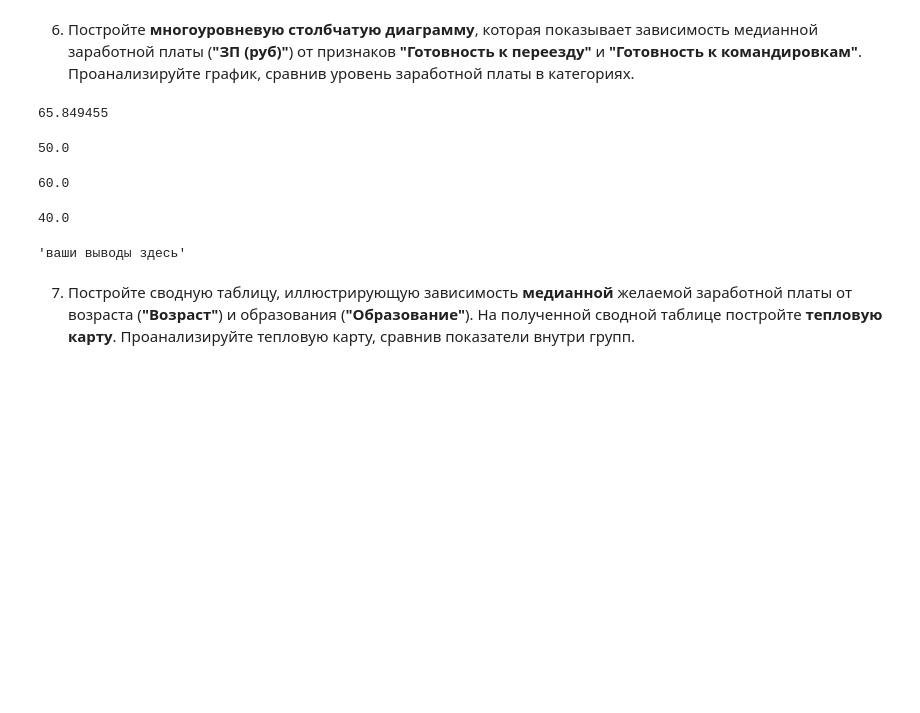
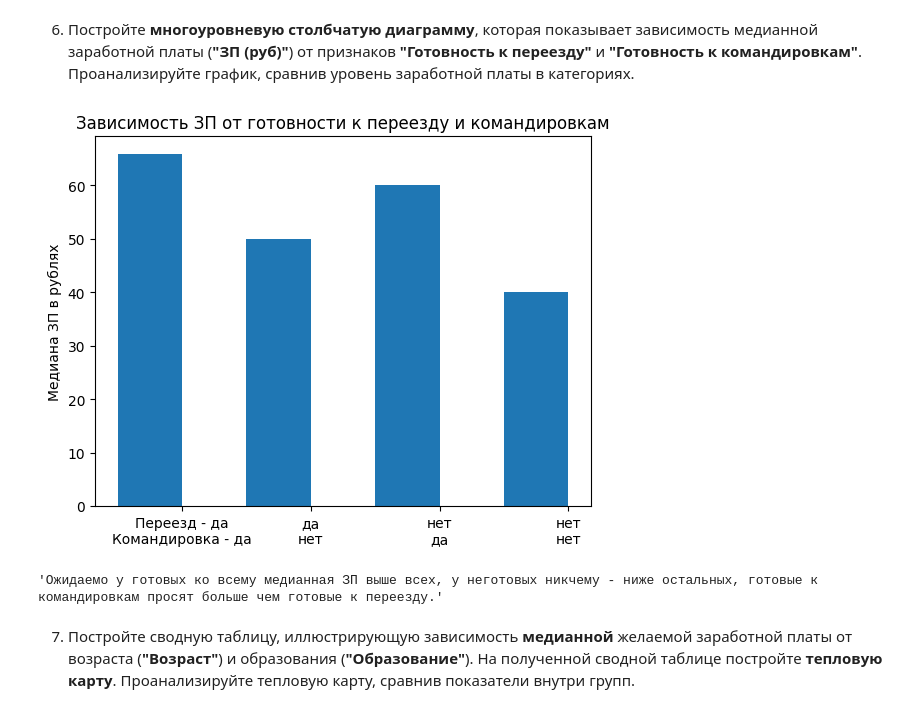
Before and after one commit to Dharmaviira/First_project_of_SF, a Jupyter notebook: Learning-DS-SF/PROJECT-1/Project-1._Ноутбук-шаблон.ipynb, the cells around one changed output. Cells and saved outputs as stored; diff of their text form; code cells hidden in the pictures; blank space fills up the shorter version.

```diff
--- a/Learning-DS-SF/PROJECT-1/Project-1._Ноутбук-шаблон.ipynb
+++ b/Learning-DS-SF/PROJECT-1/Project-1._Ноутбук-шаблон.ipynb
@@ -624,19 +624,3 @@ Text(0, 0.5, 'Ожидаемая ЗП')
 Признак города важен, так для Москвы характерны повышеные ожидания по ЗП у соискателей, тогда как в Питербурге они ниже, и ещё ниже в городах-миллионнниках. Присутсвуют также и аномалии в виде очень высоких запросов по ЗП в других городах.
 # %% [markdown]
 6. Постройте **многоуровневую столбчатую диаграмму**, которая показывает зависимость медианной заработной платы (**"ЗП (руб)"**) от признаков **"Готовность к переезду"** и **"Готовность к командировкам"**. Проанализируйте график, сравнив уровень заработной платы в категориях.
-# %%
-hh[(hh['Готовность к переезду'] == True) & (hh['Готовность к командировкам'] == True)]['ЗП в рублях'].median()
-# %% [output]
-65.849455
-# %%
-hh[(hh['Готовность к переезду'] == True) & (hh['Готовность к командировкам'] == False)]['ЗП в рублях'].median()
-# %% [output]
-50.0
-# %%
-hh[(hh['Готовность к переезду'] == False) & (hh['Готовность к командировкам'] == True)]['ЗП в рублях'].median()
-# %% [output]
-60.0
-# %%
-hh[(hh['Готовность к переезду'] == False) & (hh['Готовность к командировкам'] == False)]['ЗП в рублях'].median()
-# %% [output]
-40.0
@@ -645,7 +627,39 @@ hh[(hh['Готовность к переезду'] == False) & (hh['Готовн
+# %%
+# Создаем группу данных для каждой комбинации условий
+group1 = hh[(hh['Готовность к переезду'] == True) & (hh['Готовность к командировкам'] == True)]['ЗП в рублях']
+group2 = hh[(hh['Готовность к переезду'] == True) & (hh['Готовность к командировкам'] == False)]['ЗП в рублях']
+group3 = hh[(hh['Готовность к переезду'] == False) & (hh['Готовность к командировкам'] == True)]['ЗП в рублях']
+group4 = hh[(hh['Готовность к переезду'] == False) & (hh['Готовность к командировкам'] == False)]['ЗП в рублях']
+
+# Вычисляем медиану зарплаты для каждой группы
+median_salary1 = group1.median()
+median_salary2 = group2.median()
+median_salary3 = group3.median()
+median_salary4 = group4.median()
+
+# Создаем список для хранения медианных значений
+medians = [median_salary1, median_salary2, median_salary3, median_salary4]
+
+# Создаем список для хранения названий групп
+labels = ['Переезд - да\nКомандировка - да', 'да\nнет', 'нет\nда', 'нет\nнет']
+
+# Создаем столбчатую диаграмму
+index = np.arange(len(labels)) + 0.9
+bar_width = 0.5
+plt.bar(index, medians, width=bar_width)
+
+# Добавляем метки и заголовки
+
+plt.ylabel('Медиана ЗП в рублях')
+plt.title('Зависимость ЗП от готовности к переезду и командировкам')
+plt.xticks(index + bar_width / 2, labels)
+plt.show()
+# %% [output]
+[figure, added]
 # %%
-"ваши выводы здесь"
+"Ожидаемо у готовых ко всему медианная ЗП выше всех, у неготовых никчему - ниже остальных, готовые к командировкам просят больше чем готовые к переезду."
 # %% [output]
-'ваши выводы здесь'
+'Ожидаемо у готовых ко всему медианная ЗП выше всех, у неготовых никчему - ниже остальных, готовые к командировкам просят больше чем готовые к переезду.'
 # %% [markdown]
 7. Постройте сводную таблицу, иллюстрирующую зависимость **медианной** желаемой заработной платы от возраста (**"Возраст"**) и образования (**"Образование"**). На полученной сводной таблице постройте **тепловую карту**. Проанализируйте тепловую карту, сравнив показатели внутри групп.
 # %%
```
Also changed, not shown: parts of 11 cells of this notebook.
